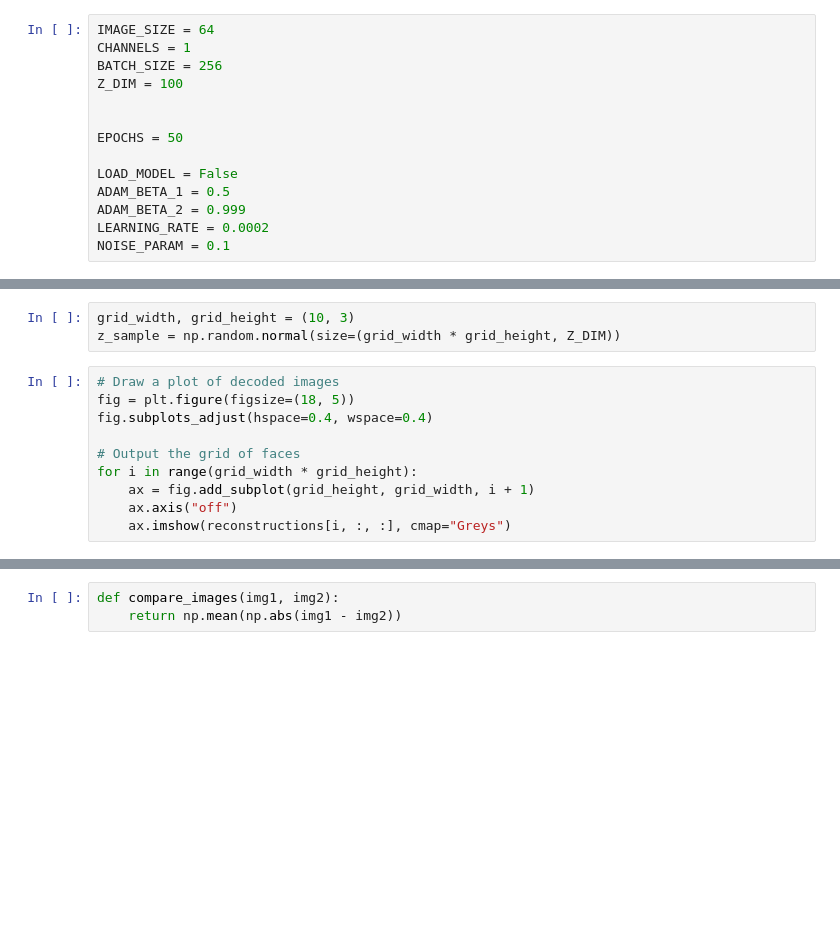
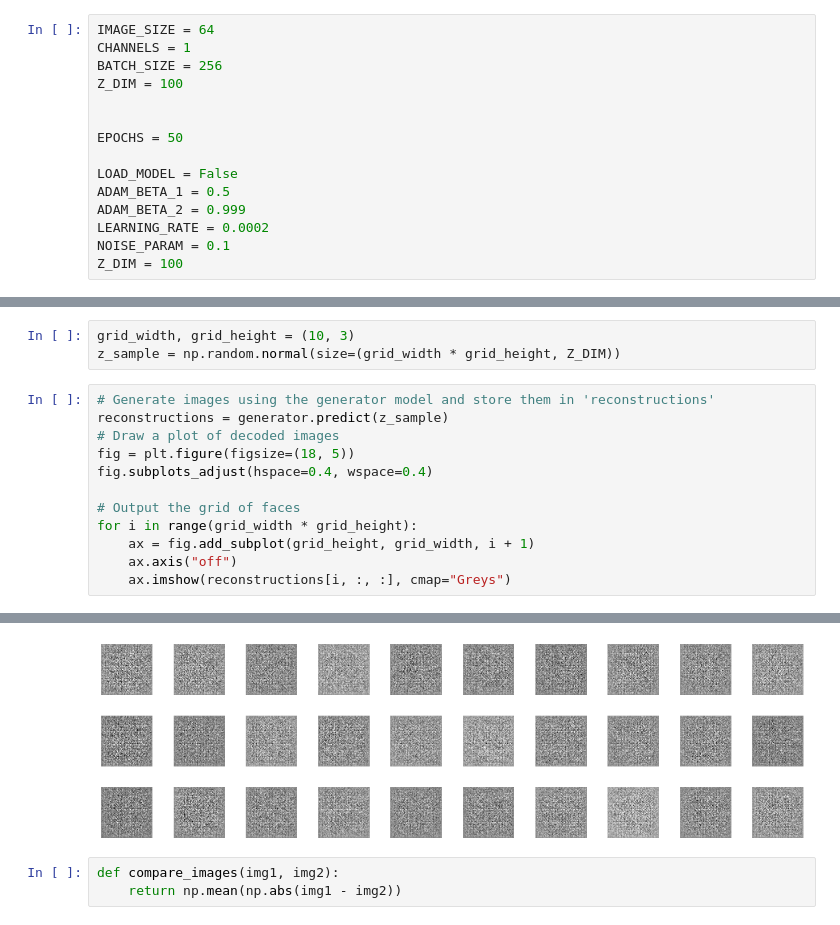
Before and after one commit to RaMarWilson1/GenAI, a Jupyter notebook: Hw4/Problem1.ipynb, the cells around one changed output, grey strips where cells are left out. Drawn from its saved outputs; the diff is of its cells as text; blank space fills up the shorter version.

```diff
--- a/Hw4/Problem1.ipynb
+++ b/Hw4/Problem1.ipynb
@@ -32,6 +32,7 @@ ADAM_BETA_1 = 0.5
 ADAM_BETA_2 = 0.999
 LEARNING_RATE = 0.0002
 NOISE_PARAM = 0.1
+Z_DIM = 100
 # %%
 from google.colab import drive
 import zipfile
@@ -331,6 +347,8 @@ Epoch 1/50
 grid_width, grid_height = (10, 3)
 z_sample = np.random.normal(size=(grid_width * grid_height, Z_DIM))
 # %%
+# Generate images using the generator model and store them in 'reconstructions'
+reconstructions = generator.predict(z_sample)
 # Draw a plot of decoded images
 fig = plt.figure(figsize=(18, 5))
 fig.subplots_adjust(hspace=0.4, wspace=0.4)
@@ -340,3 +358,4 @@ for i in range(grid_width * grid_height):
     ax = fig.add_subplot(grid_height, grid_width, i + 1)
     ax.axis("off")
     ax.imshow(reconstructions[i, :, :], cmap="Greys")
+# %% [output]
@@ -343,3 +363,4 @@ for i in range(grid_width * grid_height):
+[figure, added]
 # %%
 def compare_images(img1, img2):
     return np.mean(np.abs(img1 - img2))
```
Also changed, not shown: parts of 6 cells of this notebook.
